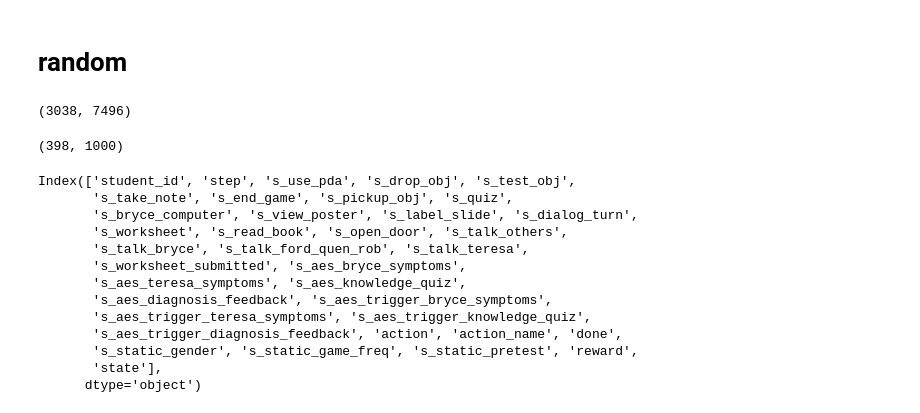
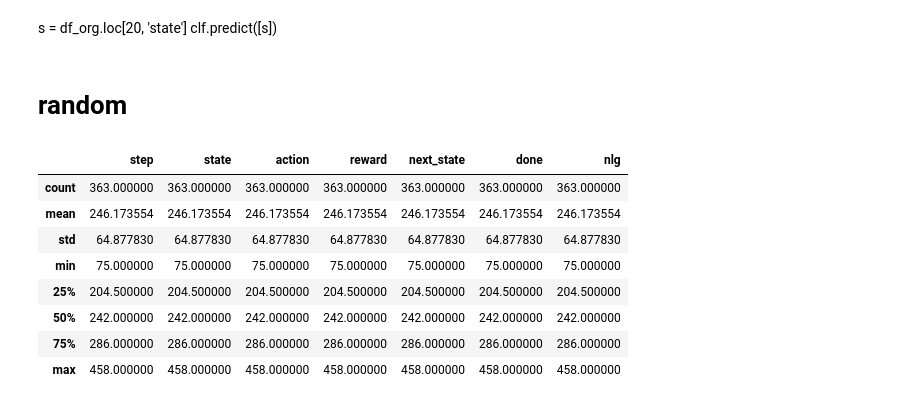
Before and after one commit to FahmidMorshed/CrystalIsland-RL, a Jupyter notebook: src/data_preprocessing.ipynb, the cells around one changed output. Drawn from its saved outputs; the diff is of its cells as text; code cells hidden in the pictures.

```diff
--- a/src/data_preprocessing.ipynb
+++ b/src/data_preprocessing.ipynb
@@ -775,30 +596,28 @@ print("Test accuracy: {:.3f}".format(test_acc))
+# %% [markdown]
+s = df_org.loc[20, 'state']
+clf.predict([s])
 # %% [markdown]
 # random
-# %%
-import pandas as pd
-
-df_org = pd.read_pickle('../processed_data/narrative_trajectories.pkl')
-df_sim = pd.read_pickle('../simulated_data/seed_0_sim_narr.pkl')
-len(df_org), len(df_sim)
-# %% [output]
-(3038, 7496)
-# %%
-len(df_org['student_id'].unique()), len(df_sim['student_id'].unique())
-# %% [output]
-(398, 1000)
-# %%
-df.columns
-# %% [output]
-Index(['student_id', 'step', 's_use_pda', 's_drop_obj', 's_test_obj',
-       's_take_note', 's_end_game', 's_pickup_obj', 's_quiz',
-       's_bryce_computer', 's_view_poster', 's_label_slide', 's_dialog_turn',
-       's_worksheet', 's_read_book', 's_open_door', 's_talk_others',
-       's_talk_bryce', 's_talk_ford_quen_rob', 's_talk_teresa',
-       's_worksheet_submitted', 's_aes_bryce_symptoms',
-       's_aes_teresa_symptoms', 's_aes_knowledge_quiz',
-       's_aes_diagnosis_feedback', 's_aes_trigger_bryce_symptoms',
-       's_aes_trigger_teresa_symptoms', 's_aes_trigger_knowledge_quiz',
-       's_aes_trigger_diagnosis_feedback', 'action', 'action_name', 'done',
-       's_static_gender', 's_static_game_freq', 's_static_pretest', 'reward',
-       'state'],
-      dtype='object')
+# %%
+import pandas as pd
+import env.constants as envconst
+import numpy as np
+
+
+seed = 0
+df_org = pd.read_pickle('../processed_data/student_trajectories.pkl')
+d = df_org.groupby('episode').last()
+eps = d.loc[d['done'] == False].index
+df_org = df_org.loc[~df_org['episode'].isin(eps)]
+
+df_org.groupby('episode').count().describe()
+# %% [output]
+|  | step | state | action | reward | next_state | done | nlg |
+| count | 363.000000 | 363.000000 | 363.000000 | 363.000000 | 363.000000 | 363.000000 | 363.000000 |
+| mean | 246.173554 | 246.173554 | 246.173554 | 246.173554 | 246.173554 | 246.173554 | 246.173554 |
+| std | 64.877830 | 64.877830 | 64.877830 | 64.877830 | 64.877830 | 64.877830 | 64.877830 |
+| min | 75.000000 | 75.000000 | 75.000000 | 75.000000 | 75.000000 | 75.000000 | 75.000000 |
+| 25% | 204.500000 | 204.500000 | 204.500000 | 204.500000 | 204.500000 | 204.500000 | 204.500000 |
+| 50% | 242.000000 | 242.000000 | 242.000000 | 242.000000 | 242.000000 | 242.000000 | 242.000000 |
+| 75% | 286.000000 | 286.000000 | 286.000000 | 286.000000 | 286.000000 | 286.000000 | 286.000000 |
+| max | 458.000000 | 458.000000 | 458.000000 | 458.000000 | 458.000000 | 458.000000 | 458.000000 |
```
Also changed, not shown: parts of 27 cells of this notebook, 22 other files.
